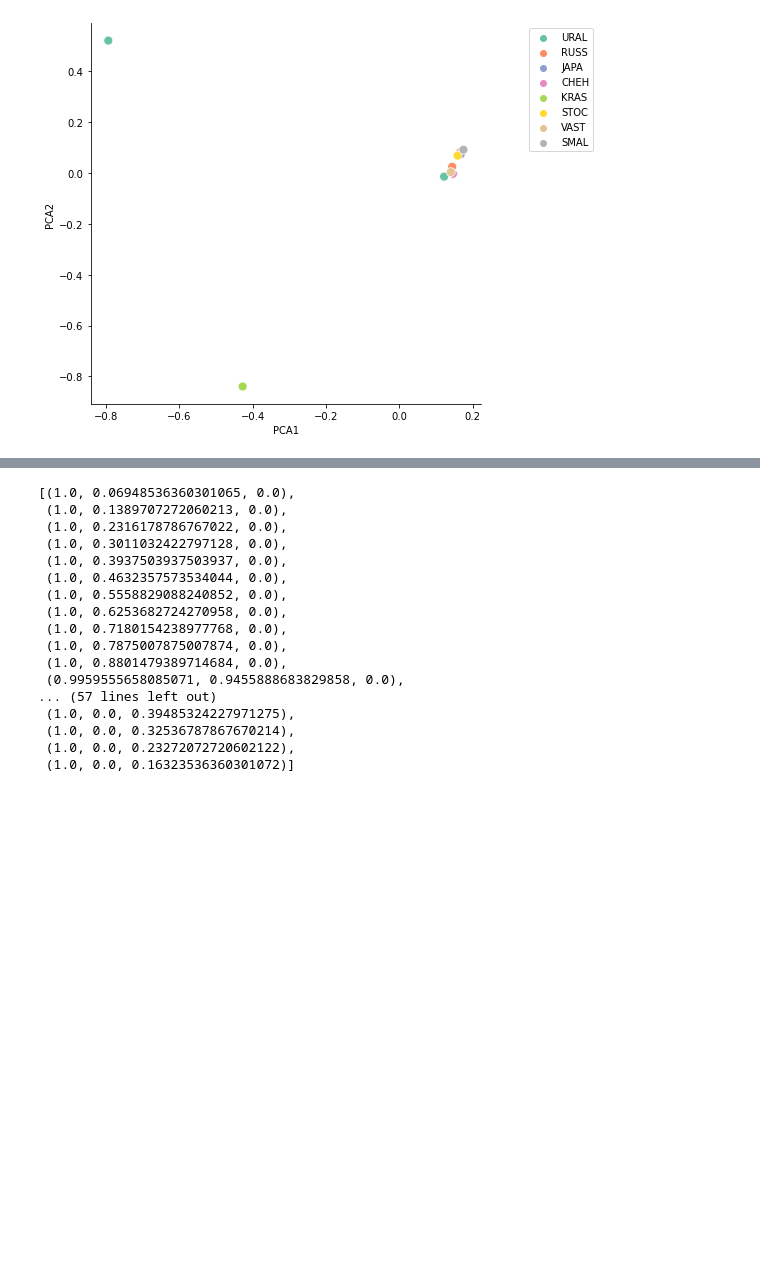
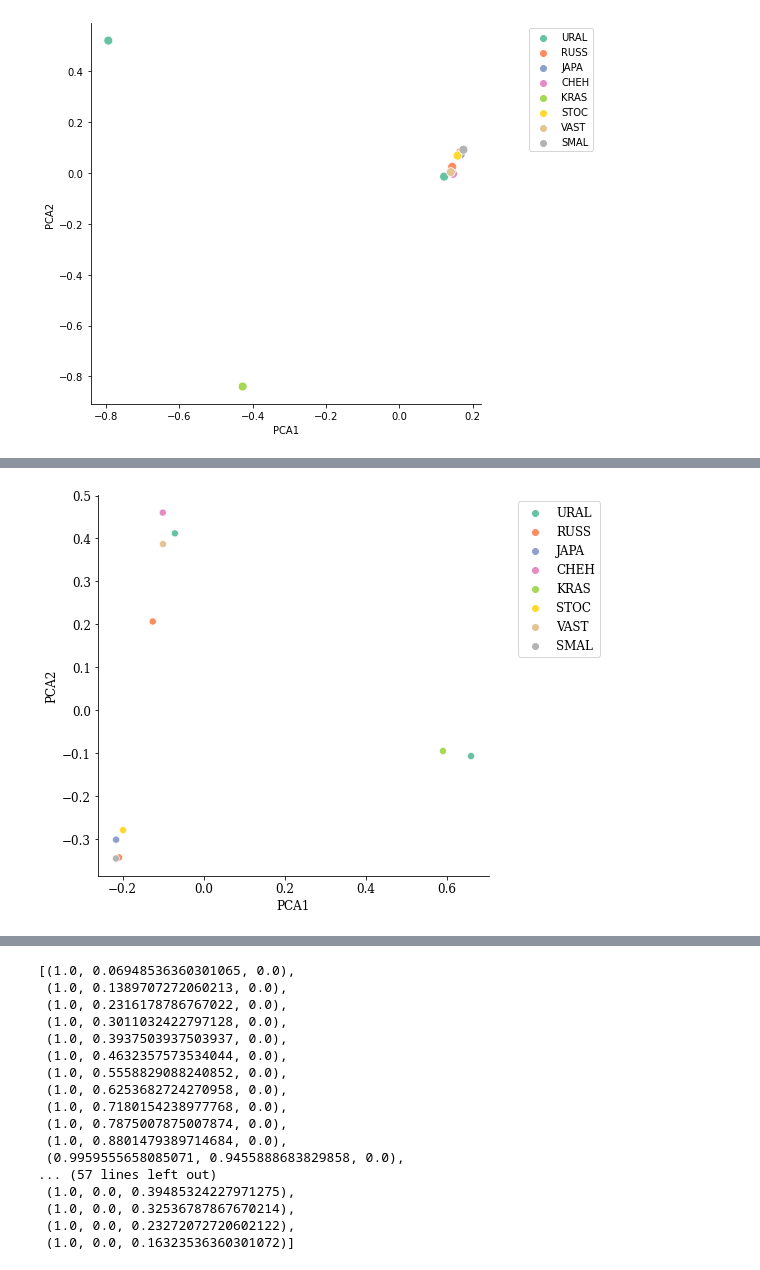
Before and after one commit to DaSh-bash/M.britomartis_genomics, a Jupyter notebook: PCA_Work_DSh.ipynb, the cells around one changed output, grey strips where cells are left out. Saved outputs shown, nothing was run; the diff lists cells and outputs as text; code cells hidden in the pictures; blank space fills up the shorter version.

Commit message:
new plots added

```diff
--- a/PCA_Work_DSh.ipynb
+++ b/PCA_Work_DSh.ipynb
@@ -601,0 +606,18 @@ plt.show()
+# %%
+import pandas as pd
+import re
+
+# Read the data from the file
+df = pd.read_csv("/Users/dshipilina/GitHub/M.britomartis_genomics/Work_DSh/test_hist_PCA/britomartis.contemp_mcalling.full.pruned.eigenvec", delimiter=' ', header=None)
+df
+
+
+# Display the DataFrame
+df=df.drop(df.columns[[0]], axis=1)
+df.columns=["FullID", "PCA1","PCA2","PCA3","PCA4","PCA5","PCA6","PCA7","PCA8","PCA9","PCA10"]
+# Update the ID column
+##df["ID"] = df.iloc[:, 0].apply(lambda x: re.search(r'(\w+)_\d+_\d+', x).group(1))
+df["ID"] = df.iloc[:, 0].apply(lambda x: '_'.join(x.split('_')[:3]))
+df["popID"] = df.iloc[:, 0].apply(lambda x: '_'.join(x.split('_')[:1]))
+
+df
@@ -601,0 +636,16 @@ plt.show()
+# %%
+# Plot scatterplot with the custom palette
+sns.scatterplot(x=df['PCA1'], y=df['PCA2'], hue=df['popID'], s=50,palette="Set2") #,alpha=0.4) #,kwargs={"color":"darkred","alpha":0.3,"s":200})#,palette="dark")
+sns.despine()
+#plt.ylabel("PCA 2 ("+ (split_eigval[1])+"%)")
+#plt.xlabel("PCA 1 ("+split_eigval[0]+"%)")
+ml.rcParams['figure.figsize'] = (7.0, 7.0)
+plt.legend(loc='upper right', bbox_to_anchor=(1.3, 1))
+#plt.legend(frameon=False)
+#plt.savefig("/Users/dshipilina/GitHub/M.britomartis_genomics/Work_DSh/test_hist_PCA/britomartis_PCA_historical.pdf",bbox_inches="tight")
+#plt.savefig("/Users/dshipilina/GitHub/M.britomartis_genomics/Work_DSh/test_hist_PCA/britomartis_PCA_all.png",bbox_inches="tight")
+
+# Show the plot
+plt.show()
+# %% [output]
+[figure, added]
```
Also changed, not shown: parts of 43 cells of this notebook, 34 other files.
